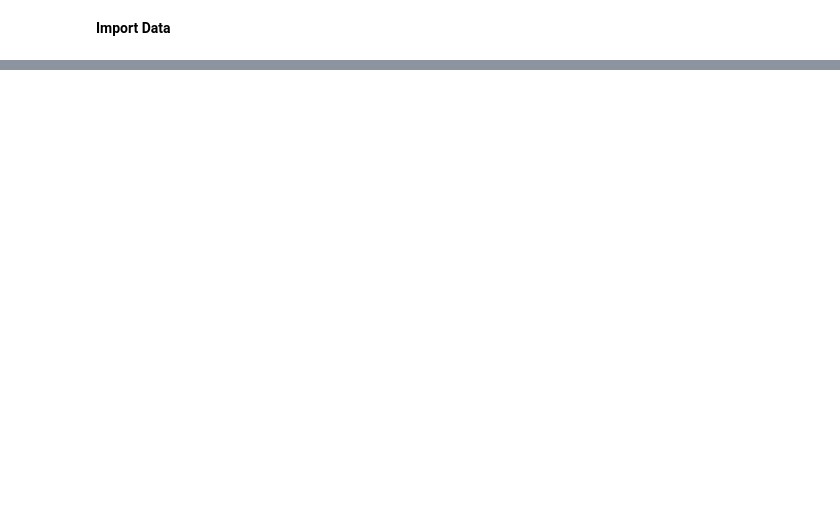
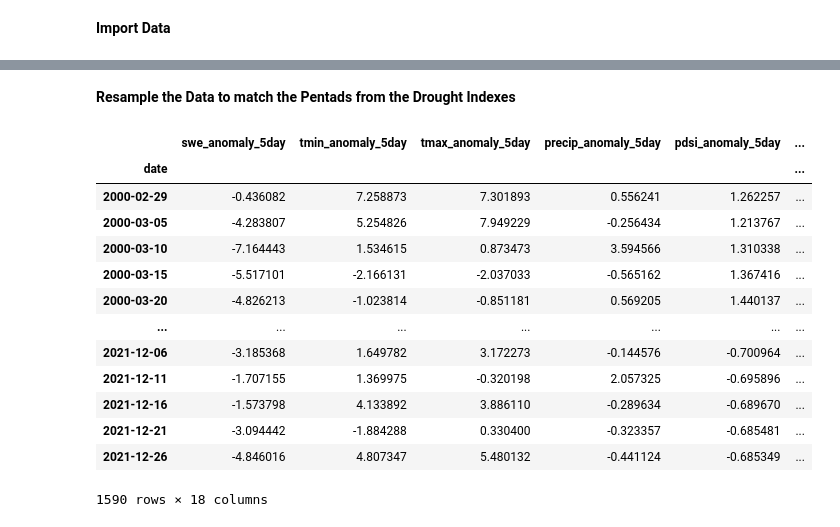
Before and after one commit to anniebritton/Ecological-Drought-ML-Modeling, a Jupyter notebook: NDVI_Data_Processing.ipynb, the cells around one changed output, grey strips where cells are left out. Saved outputs shown, nothing was run; the diff lists cells and outputs as text; code cells hidden in the pictures; blank space fills up the shorter version.

```diff
--- a/NDVI_Data_Processing.ipynb
+++ b/NDVI_Data_Processing.ipynb
@@ -41,0 +36,6 @@ df_NDVI.set_index('date', inplace=True)
+# %%
+# import the dataset only for the full range of NDVI data 2000 on
+df_ndvi = pd.read_csv('/content/drive/MyDrive/School/M.S./Courses/Capstone/Colab/Data/CSVs/drought_NDVI_range.csv')
+df_ndvi['date'] = pd.to_datetime(df_ndvi['date']).dt.strftime('%Y-%m-%d')
+df_ndvi['date'] = pd.to_datetime(df_ndvi['date'])
+df_ndvi.set_index('date', inplace=True)
@@ -91 +81,36 @@ df_anom_5day
+# %% [markdown]
+**Resample the Data to match the Pentads from the Drought Indexes**
+# %%
+# create an empty list to store the result dataframes
+results = []
+
+# loop through each column in the dataframe
+for col in df_anom.columns:
+    result = pd.DataFrame({'date': pentads, f'{col}_5day': df_anom[col].rolling(window=5, min_periods=1).mean().loc[pentads]})
+    result = result.set_index('date')
+    results.append(result)
+
+# concatenate the result dataframes into a single dataframe
+anom_result = pd.concat(results, axis=1)
+
+# remove the first row since that row is not based on a 5-day average
+anom_result = anom_result[1:]
+
+# print final data
+anom_result
+# %% [output]
+|  | swe_anomaly_5day | tmin_anomaly_5day | tmax_anomaly_5day | precip_anomaly_5day | pdsi_anomaly_5day | ... |
+| date |  |  |  |  |  | ... |
+| 2000-02-29 | -0.436082 | 7.258873 | 7.301893 | 0.556241 | 1.262257 | ... |
+| 2000-03-05 | -4.283807 | 5.254826 | 7.949229 | -0.256434 | 1.213767 | ... |
+| 2000-03-10 | -7.164443 | 1.534615 | 0.873473 | 3.594566 | 1.310338 | ... |
+| 2000-03-15 | -5.517101 | -2.166131 | -2.037033 | -0.565162 | 1.367416 | ... |
+| 2000-03-20 | -4.826213 | -1.023814 | -0.851181 | 0.569205 | 1.440137 | ... |
+| ... | ... | ... | ... | ... | ... | ... |
+| 2021-12-06 | -3.185368 | 1.649782 | 3.172273 | -0.144576 | -0.700964 | ... |
+| 2021-12-11 | -1.707155 | 1.369975 | -0.320198 | 2.057325 | -0.695896 | ... |
+| 2021-12-16 | -1.573798 | 4.133892 | 3.886110 | -0.289634 | -0.689670 | ... |
+| 2021-12-21 | -3.094442 | -1.884288 | 0.330400 | -0.323357 | -0.685481 | ... |
+| 2021-12-26 | -4.846016 | 4.807347 | 5.480132 | -0.441124 | -0.685349 | ... |
+1590 rows × 18 columns
 # %% [markdown]
```
Also changed, not shown: parts of 13 cells of this notebook.
